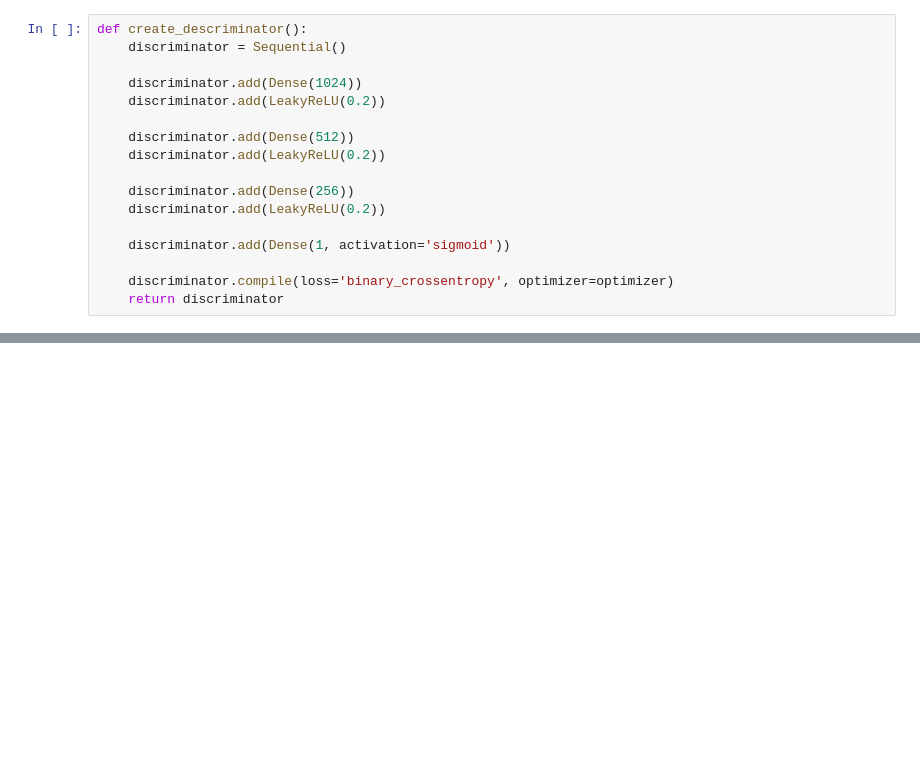
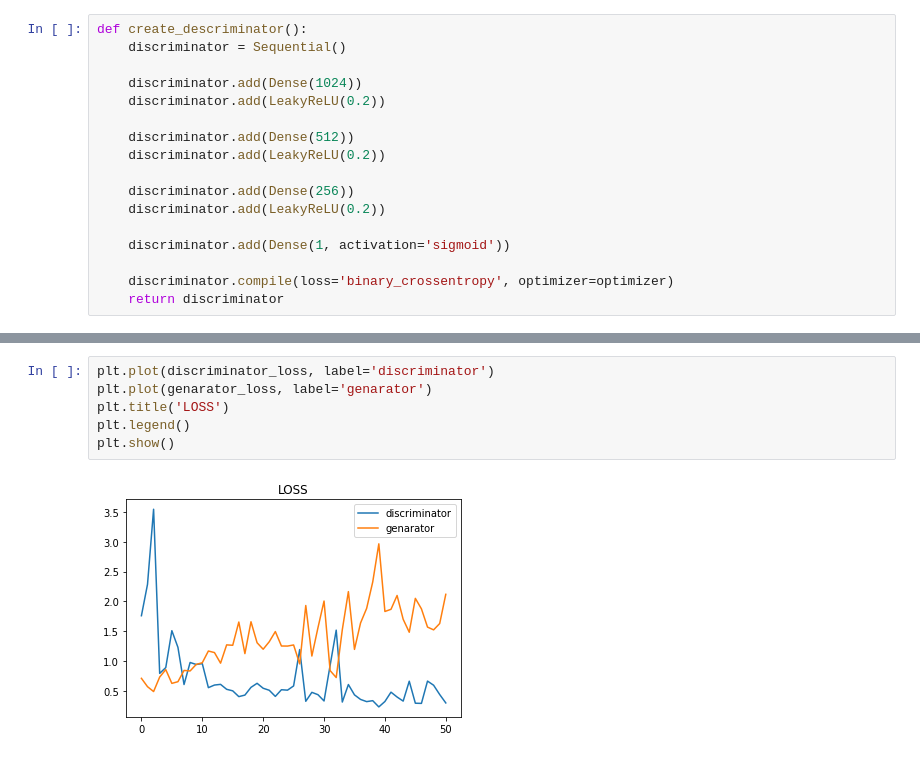
Before and after one commit to nahbos/AUT-Neural-Networks, a Jupyter notebook: HW07/HW07.ipynb, the cells around one changed output, grey strips where cells are left out. Cells and saved outputs as stored; diff of their text form; blank space fills up the shorter version.

```diff
--- a/HW07/HW07.ipynb
+++ b/HW07/HW07.ipynb
@@ -180,0 +213,8 @@ def show_images(noise, epoch=None):
+# %%
+plt.plot(discriminator_loss, label='discriminator')
+plt.plot(genarator_loss, label='genarator')
+plt.title('LOSS')
+plt.legend()
+plt.show()
+# %% [output]
+[figure, added]
```
Also changed, not shown: parts of 11 cells of this notebook.
